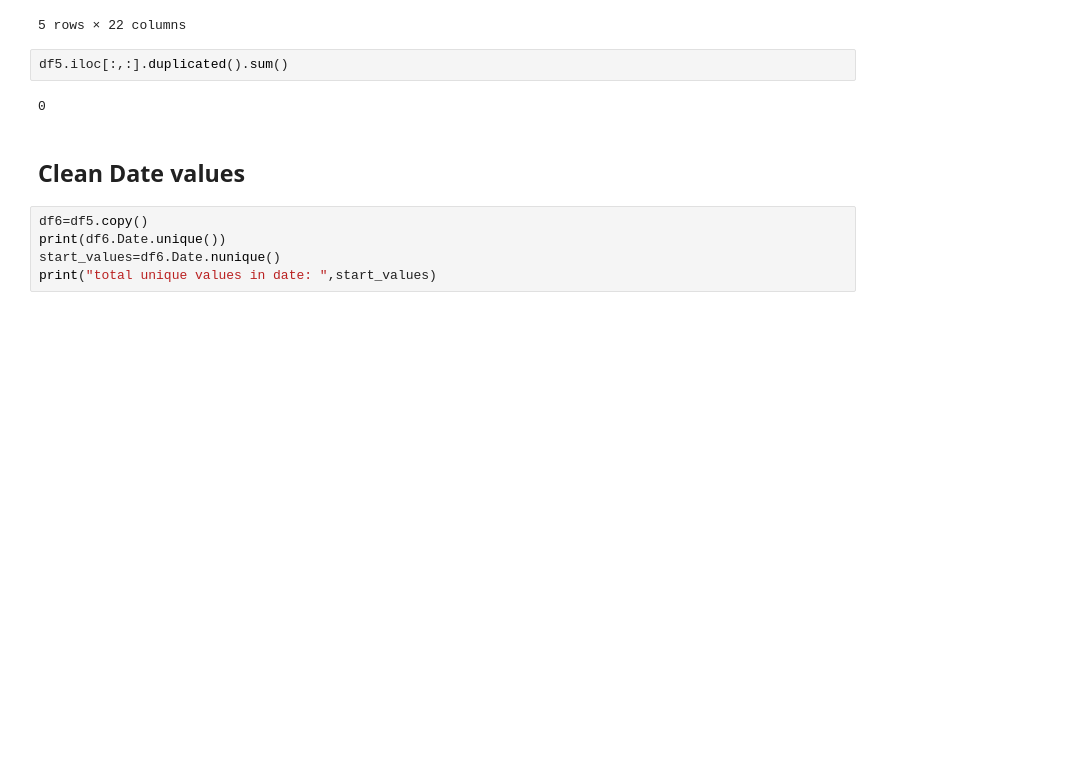
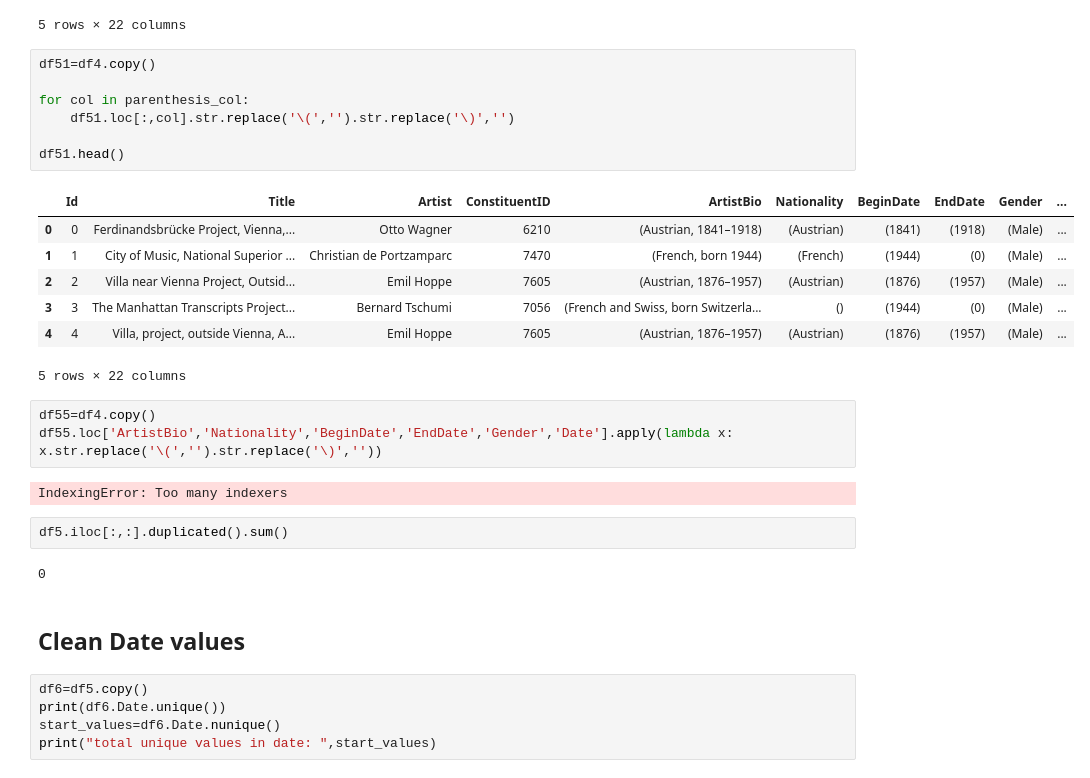
Before and after one commit to LudivineLacour/data-cleaning, a Jupyter notebook: data-cleaning-exploration.ipynb, the cells around one changed output. Saved outputs shown, nothing was run; the diff lists cells and outputs as text; blank space fills up the shorter version.

Commit message:
adding some testing on date exploration file

```diff
--- a/data-cleaning-exploration.ipynb
+++ b/data-cleaning-exploration.ipynb
@@ -124,6 +126,26 @@ df5.head()
 | 3 | 3 | The Manhattan Transcripts Project... | Bernard Tschumi | 7056 | French and Swiss, born Switzerlan... |  | 1944 | 0 | Male | ... |
 | 4 | 4 | Villa, project, outside Vienna, A... | Emil Hoppe | 7605 | Austrian, 1876–1957 | Austrian | 1876 | 1957 | Male | ... |
 5 rows × 22 columns
+# %%
+df51=df4.copy()
+
+for col in parenthesis_col:
+    df51.loc[:,col].str.replace('\(','').str.replace('\)','')
+
+df51.head()
+# %% [output]
+|  | Id | Title | Artist | ConstituentID | ArtistBio | Nationality | BeginDate | EndDate | Gender | ... |
+| 0 | 0 | Ferdinandsbrücke Project, Vienna,... | Otto Wagner | 6210 | (Austrian, 1841–1918) | (Austrian) | (1841) | (1918) | (Male) | ... |
+| 1 | 1 | City of Music, National Superior ... | Christian de Portzamparc | 7470 | (French, born 1944) | (French) | (1944) | (0) | (Male) | ... |
+| 2 | 2 | Villa near Vienna Project, Outsid... | Emil Hoppe | 7605 | (Austrian, 1876–1957) | (Austrian) | (1876) | (1957) | (Male) | ... |
+| 3 | 3 | The Manhattan Transcripts Project... | Bernard Tschumi | 7056 | (French and Swiss, born Switzerla... | () | (1944) | (0) | (Male) | ... |
+| 4 | 4 | Villa, project, outside Vienna, A... | Emil Hoppe | 7605 | (Austrian, 1876–1957) | (Austrian) | (1876) | (1957) | (Male) | ... |
+5 rows × 22 columns
+# %%
+df55=df4.copy()
+df55.loc['ArtistBio','Nationality','BeginDate','EndDate','Gender','Date'].apply(lambda x: x.str.replace('\(','').str.replace('\)',''))
+# %% [output]
+IndexingError: Too many indexers
 # %%
 df5.iloc[:,:].duplicated().sum()
 # %% [output]
```
Also changed, not shown: parts of 10 cells of this notebook.
